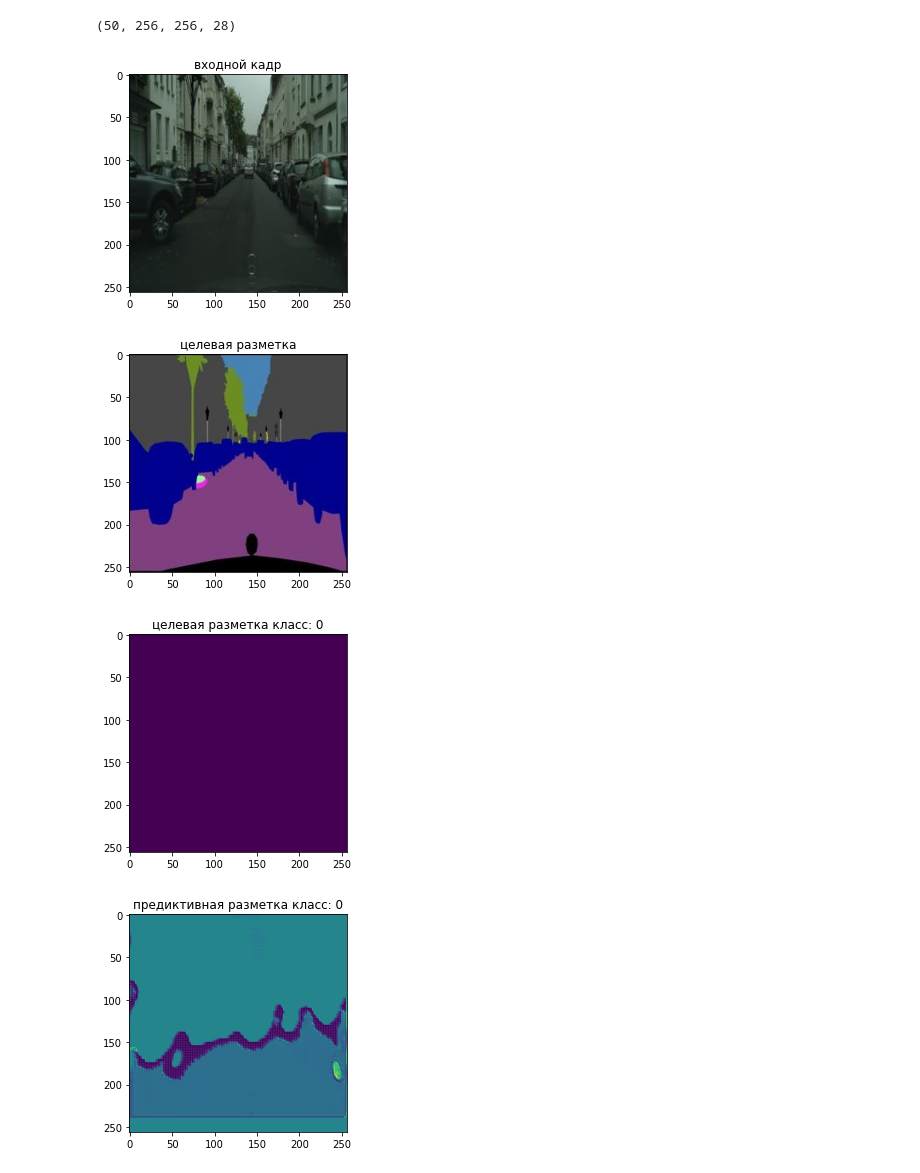
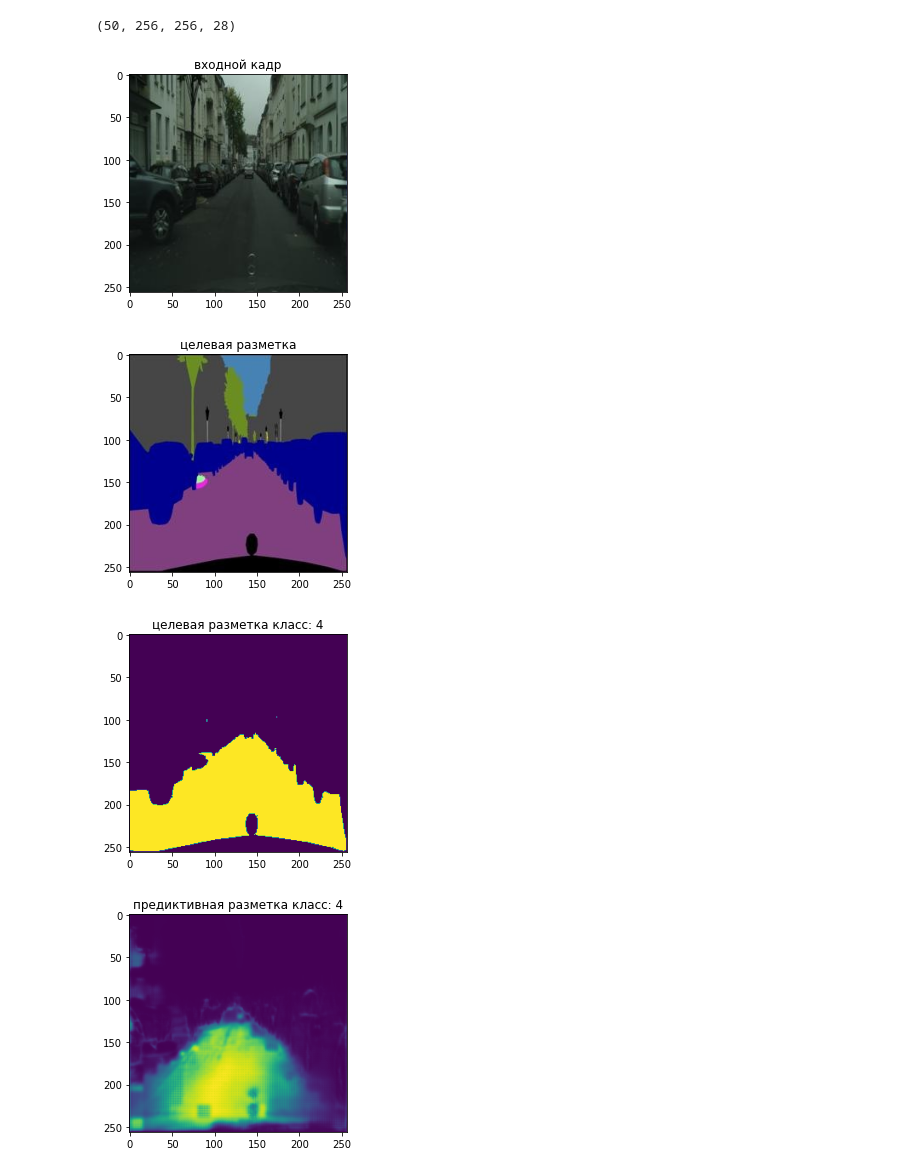
Before and after one commit to humantom88/geekbrains-neural-networks-introduction, a Jupyter notebook: lesson6/homework/homework.ipynb, the cells around one changed output. Drawn from its saved outputs; the diff is of its cells as text; code cells hidden in the pictures.

```diff
--- a/lesson6/homework/homework.ipynb
+++ b/lesson6/homework/homework.ipynb
@@ -87,9 +93,9 @@ def Color2index(y, classes):
     i = 1
     for color in classes:
         ind_i = np.where(
-            (y[..., 0] == color[0])
-            & (y[..., 1] == color[1])
-            & (y[..., 2] == color[2])
+            (y[..., 0] >= color[0]) & (y[..., 0] <= color[0] + 85)
+            & (y[..., 1] >= color[1]) & (y[..., 1] <= color[1] + 85)
+            & (y[..., 2] >= color[2]) & (y[..., 2] <= color[2] + 85)
         )
         y_ind[ind_i[0], ind_i[1]] = i
         y_cat[ind_i[0], ind_i[1], i-1] = 1
@@ -448,24 +455,24 @@ print(pred.shape)
 (50, 256, 256, 28)
 # %%
 n = 11
-class_ = 0
+class_ = 4
 plt.imshow(val_images[n].convert('RGBA'))
 plt.title('входной кадр')
 plt.show()
 plt.imshow(val_masks[n].convert('RGBA'))
 plt.title('целевая разметка')
 plt.show()
 
 img = y_val[n][..., class_]
 plt.imshow(img)
 plt.title('целевая разметка класс: ' + str(class_))
 plt.show()
 img = pred[n - 1][..., class_]
 plt.imshow(img)
 plt.title('предиктивная разметка класс: ' + str(class_))
 plt.show()
 # %% [output]
 [figure]
 [figure]
-[figure, old version]
+[figure, new version]
-[figure, old version]
+[figure, new version]
```
Also changed, not shown: parts of 9 cells of this notebook, 1 other file.
